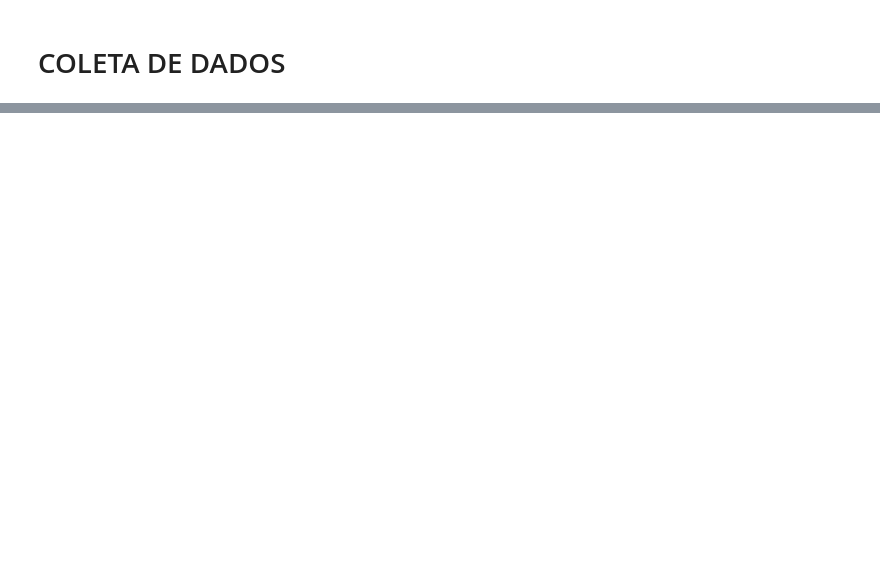
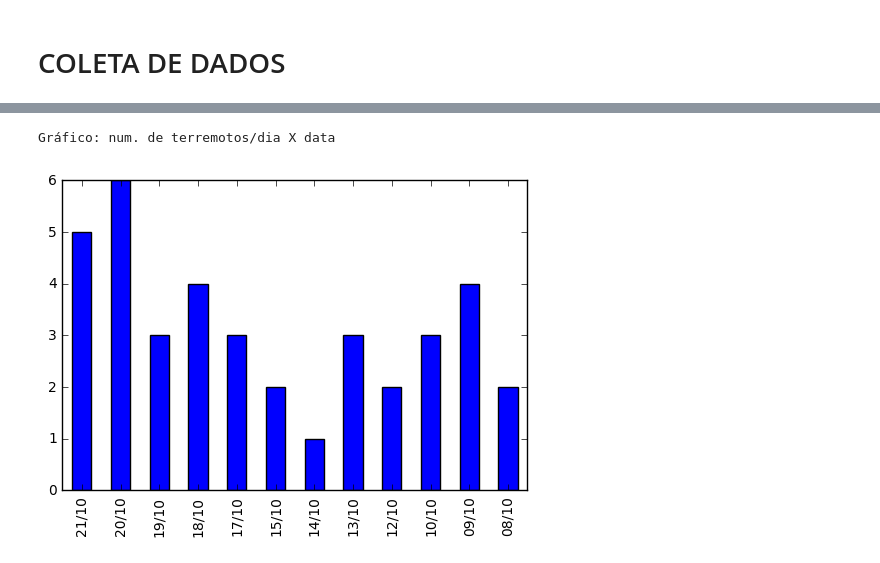
Before and after one commit to diego-lima/estudos, a Jupyter notebook: webscrape/earthquakes.ipynb, the cells around one changed output, grey strips where cells are left out. Drawn from its saved outputs; the diff is of its cells as text; code cells hidden in the pictures; blank space fills up the shorter version.

```diff
--- a/webscrape/earthquakes.ipynb
+++ b/webscrape/earthquakes.ipynb
@@ -15,26 +16,26 @@ def coordenadas (localizacao):
     mystring = localizacao.split(',')
     pos_latitude = mystring[0].split(' ')
     pos_longitude = mystring[1].split(' ')
-
     if pos_latitude[1] == 'N':
         latitude = float(pos_latitude[0])
     else:
         latitude = float(pos_latitude[0]) * -1
 
-    if pos_longitude[1] == 'W':
-        longitude = float(pos_latitude[0])
+    if pos_longitude[2] == 'E':
+        longitude = float(pos_longitude[1])
     else:
-        longitude = float(pos_latitude[0]) * -1
+        longitude = float(pos_longitude[1]) * -1
 
     return latitude, longitude
 
 def magicbox(magic_input):
-    data_hora = datetime.strptime(magic_input[0], '%Y-%m-%d %H:%M:%S')
-    magnitude = float(magic_input[1])
-    latitude, longitude = coordenadas(magic_input[2])
-    profundidade = float(magic_input[3].split(' ')[0])
+    localizacao = magic_input[0]
+    data_hora = datetime.strptime(magic_input[1], '%Y-%m-%d %H:%M:%S')
+    magnitude = float(magic_input[2])
+    latitude, longitude = coordenadas(magic_input[3])
+    profundidade = float(magic_input[4].split(' ')[0])
 
-    magic_output = [data_hora,magnitude,latitude,longitude,profundidade]
+    magic_output = [localizacao,data_hora,magnitude,latitude,longitude,profundidade]
     return magic_output
 # %% [markdown]
 # SET UP
@@ -56,11 +53,11 @@ Existem  73  terremotos registrados em rev.seis.sc.edu
 # COLETA DE DADOS
 # %%
 earthquakes = []
-for option in options:
+for option in options[:40]:
     myurl = base_url + option['value']
-    soup = bs(urlopen(myurl))
+    soup = bs(urlopen(myurl), "html5lib")
     titems = soup.findAll('a', {'class': 'definition'})
-    mylist = []
+    mylist = [option.find(text=True).split(',')[-2]]
     for i in range (1,5):
         mylist.append(titems[i].parent.findNext().findNext().find(text=True))
     earthquakes.append(magicbox(mylist))
@@ -68,0 +64,9 @@ for option in options:
+# %%
+myquakes = earthquakes[1:39]
+print "Foram escolhidos os seguintes terremotos(%s):\n" % len(myquakes)
+print '%s %28s %14s %15s %17s %10s' % ('Data/hora',"Magnitude",'Latitude','Longitude','Profundidade','Local')
+for quake in myquakes:
+    for item in quake[1:]:
+        print '%15s' % item,
+    print "%15s" % quake[0],
+    print ''
@@ -69,8 +93,8 @@ for option in options:
 # %%
 datas = []
 ocorrencias = []
-for quake in earthquakes:
-    data = quake[0].date()
+for quake in myquakes:
+    data = quake[1].date()
     if not data in datas:
         datas.append(data)
         ocorrencias.append(1)
@@ -124,0 +160,8 @@ plt.plot([1,2,2,3])
+# %%
+mes_dia = [data.strftime("%d/%m") for data in datas]
+ser = pd.Series(ocorrencias, index=mes_dia)
+print 'Gráfico: num. de terremotos/dia X data'
+ax1 = ser.plot(kind='bar')
+# %% [output]
+Gráfico: num. de terremotos/dia X data
+[figure, added]
```
Also changed, not shown: parts of 20 cells of this notebook.
